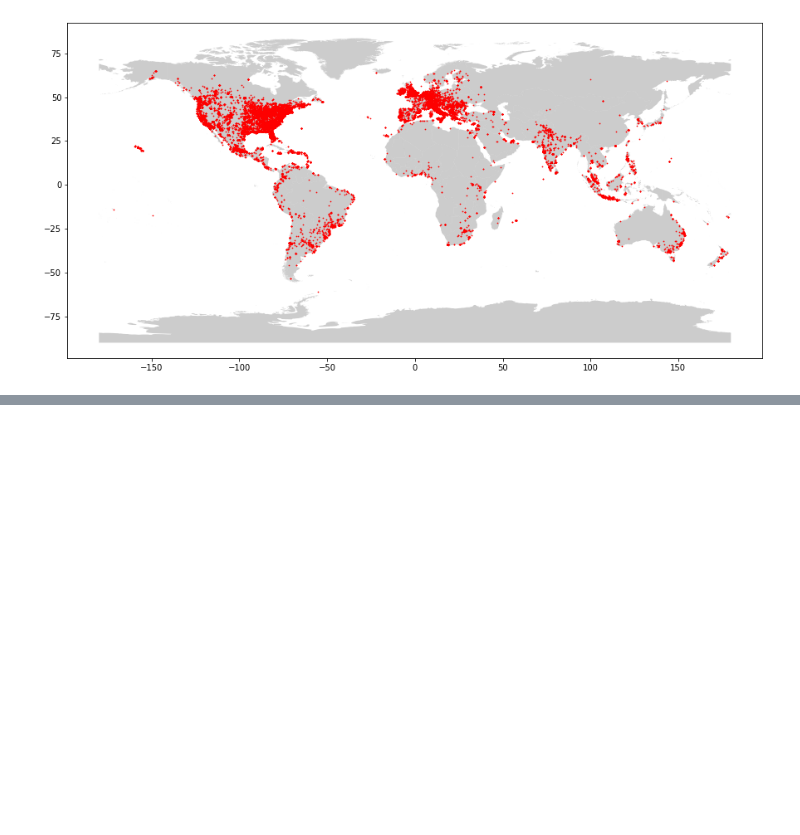
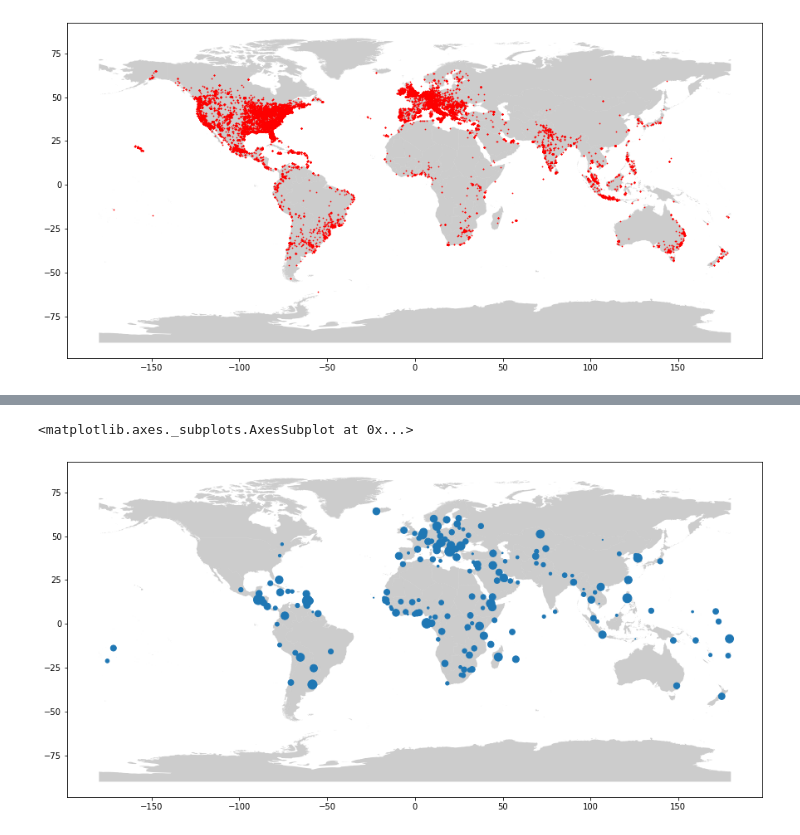
Before and after one commit to pruthviperumalla/Event-Recommender-System, a Jupyter notebook: explore_data.ipynb, the cells around one changed output, grey strips where cells are left out. Cells and saved outputs as stored; diff of their text form; code cells hidden in the pictures; blank space fills up the shorter version.

```diff
--- a/explore_data.ipynb
+++ b/explore_data.ipynb
@@ -447,3 +441,21 @@ geo_df.plot(ax=ax, markersize = 2, color = 'red', marker = '.')
 # %% [output]
 <matplotlib.axes._subplots.AxesSubplot at 0x...>
 [figure]
+# %%
+import geopandas
+
+
+path = geopandas.datasets.get_path('naturalearth_cities')
+print(path)
+
+
+world_map = geopandas.read_file('../Igismap/TM_WORLD_BORDERS-0.3.shp')
+fig,ax = plt.pyplot.subplots(figsize=[15,15])
+world_map.plot(ax=ax, alpha=0.4, color="grey")
+
+cities = geopandas.read_file(geopandas.datasets.get_path('naturalearth_cities'))
+# adding a column with random values for the size
+cities['values'] = np.abs(np.random.randn(len(cities))) * 50
+
+cities.plot(ax=ax, markersize=cities['values'])
+# %% [output]
@@ -449,0 +463,2 @@ geo_df.plot(ax=ax, markersize = 2, color = 'red', marker = '.')
+<matplotlib.axes._subplots.AxesSubplot at 0x...>
+[figure, added]
```
Also changed, not shown: parts of 17 cells of this notebook.
